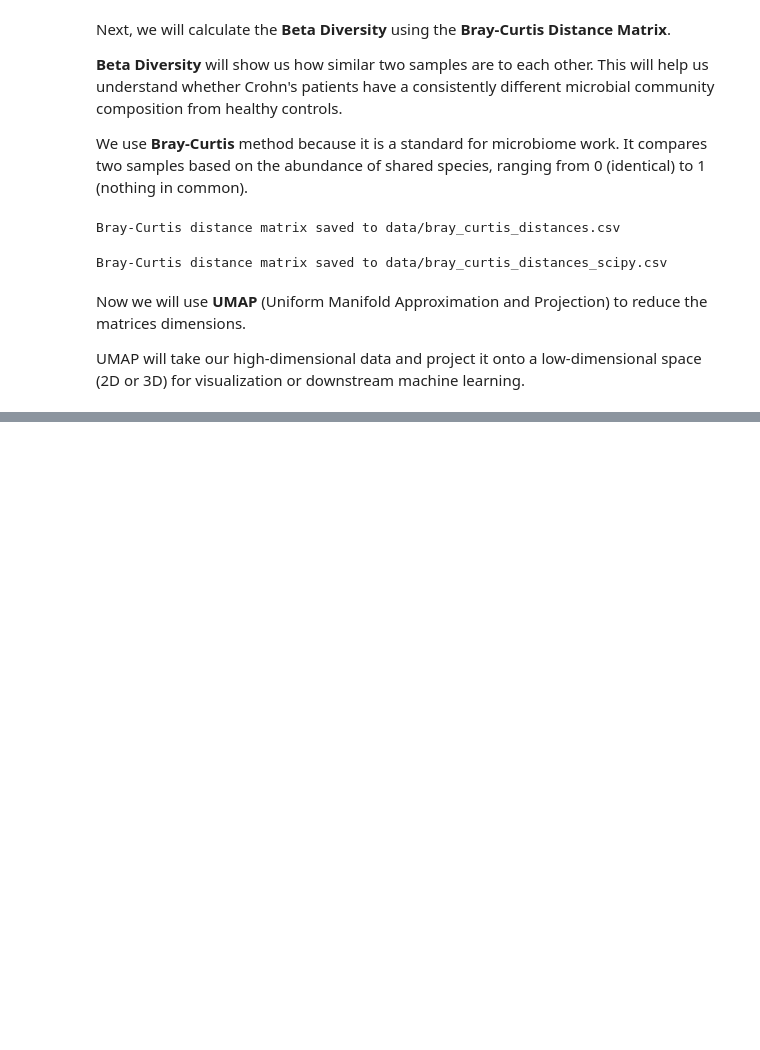
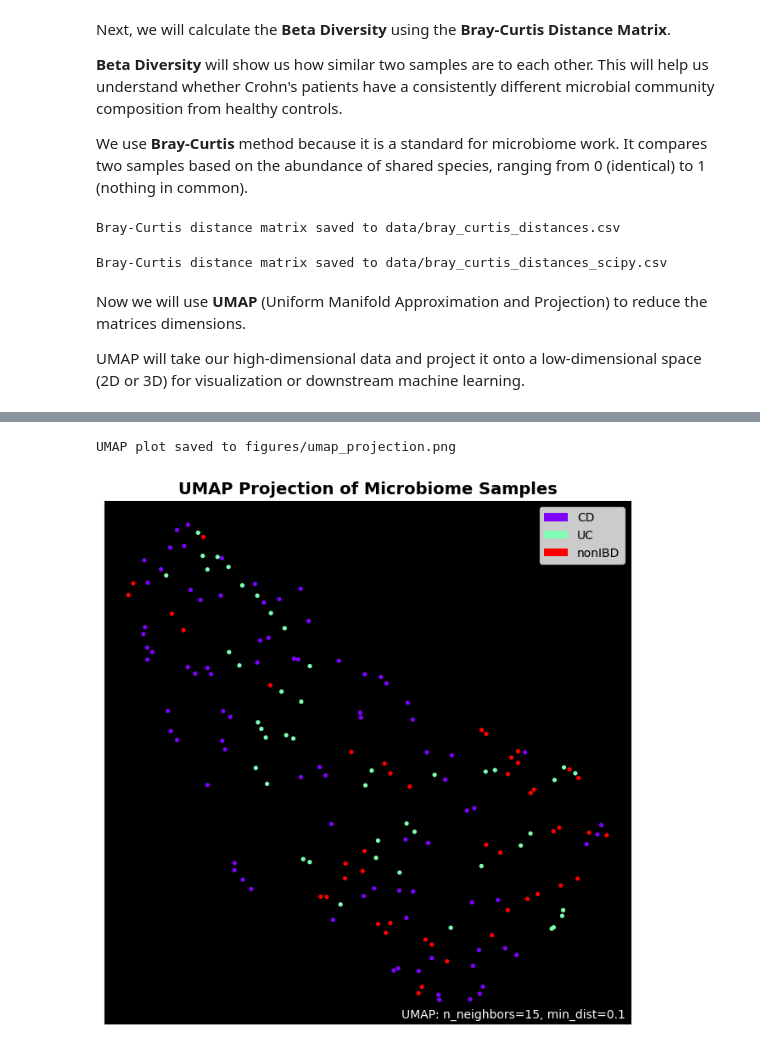
Before and after one commit to liamcampbell-png/crohns-microbiome-ml, a Jupyter notebook: notebooks/01_exploration.ipynb, the cells around one changed output, grey strips where cells are left out. Saved outputs shown, nothing was run; the diff lists cells and outputs as text; code cells hidden in the pictures; blank space fills up the shorter version.

```diff
--- a/notebooks/01_exploration.ipynb
+++ b/notebooks/01_exploration.ipynb
@@ -443,0 +385,10 @@ print("UMAP plot saved to figures/umap_projection.png")
+# %%
+#UMAP Visualization - 2D plot colored by diagnosis group. Should show separation between CD adn nonIBD if there are strong compositional differences.
+umap.plot.points(reducer, labels=otu_meta['diagnosis'], theme='fire')
+plt.title('UMAP Projection of Microbiome Samples', fontsize=14, fontweight='bold')
+plt.savefig('../figures/umap_projection.png', dpi=150)
+print("UMAP plot saved to figures/umap_projection.png")
+plt.show()
+# %% [output]
+UMAP plot saved to figures/umap_projection.png
+[figure, added]
```
Also changed, not shown: parts of 18 cells of this notebook, 7 other files.
